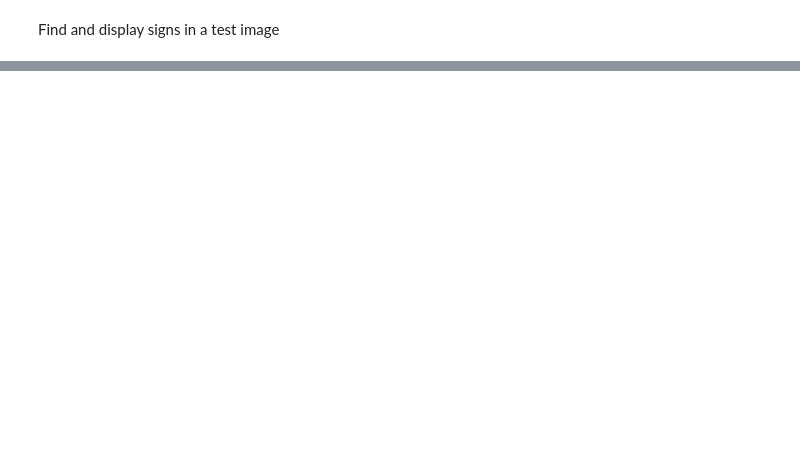
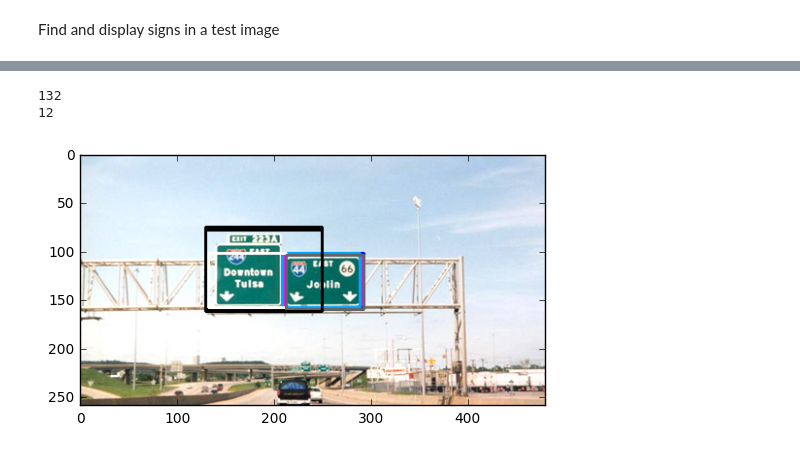
Before and after one commit to mesargent/freeway_guide_sign_detector, a Jupyter notebook: hog_pipeline.ipynb, the cells around one changed output, grey strips where cells are left out. Cells and saved outputs as stored; diff of their text form; code cells hidden in the pictures; blank space fills up the shorter version.

```diff
--- a/hog_pipeline.ipynb
+++ b/hog_pipeline.ipynb
@@ -291,0 +248,6 @@ print "true positives:", true_positives, "true_negatives:", true_negatives, "fal
+# %%
+hardNeg0 = getHardNegativeFeatures(lsvm0, HOGs[0], "hwy_empty", step=40, scale=1.5)
+hardNeg1 = getHardNegativeFeatures(lsvm1, HOGs[1], "hwy_empty", step=40, scale=1.5)
+hardNeg2 = getHardNegativeFeatures(lsvm2, HOGs[2], "hwy_empty", step=40, scale=1.5)
+
+print "number of false positives for classifiers", len(hardNeg0), len(hardNeg1), len(hardNeg2)
@@ -345,0 +349,31 @@ for i in range(len(files)):
+# %%
+span = 2
+scaled_results0 = findSigns(image, HOGs[0], lsvm0, step=span, scale=1.5)
+scaled_results1 = findSigns(image, HOGs[1], lsvm1, step=span,scale=1.5)
+scaled_results2 = findSigns(image, HOGs[2], lsvm2, step=span,scale=1.5)
+results = scaled_results0 + scaled_results1 + scaled_results2
+# %%
+print len(results)
+signs = [x for x in results if x[2]>.7]
+print len(signs)
+signs = nms.nms(signs, 1)
+# %% [output]
+132
+12
+# %%
+clone = image.copy()
+
+for i, result in enumerate(signs):
+    x1 = result[0]
+    y1 = result[1]
+    c = result[2]
+    x2 = result[3] + x1
+    y2 = result[4] + y1
+
+    colors = [(0,0,0),(255,0,255),(255,0,0),(255,165,0),(255,255,255), (100, 100, 100), (0, 0, 0)]
+    cv2.rectangle(clone, (x1, y1), (x2, y2), colors[i%7], 2)
+
+plt.imshow(cv2.cvtColor(clone, cv2.COLOR_BGR2RGB))
+plt.show()
+# %% [output]
+[figure, added]
```
Also changed, not shown: parts of 17 cells of this notebook.
